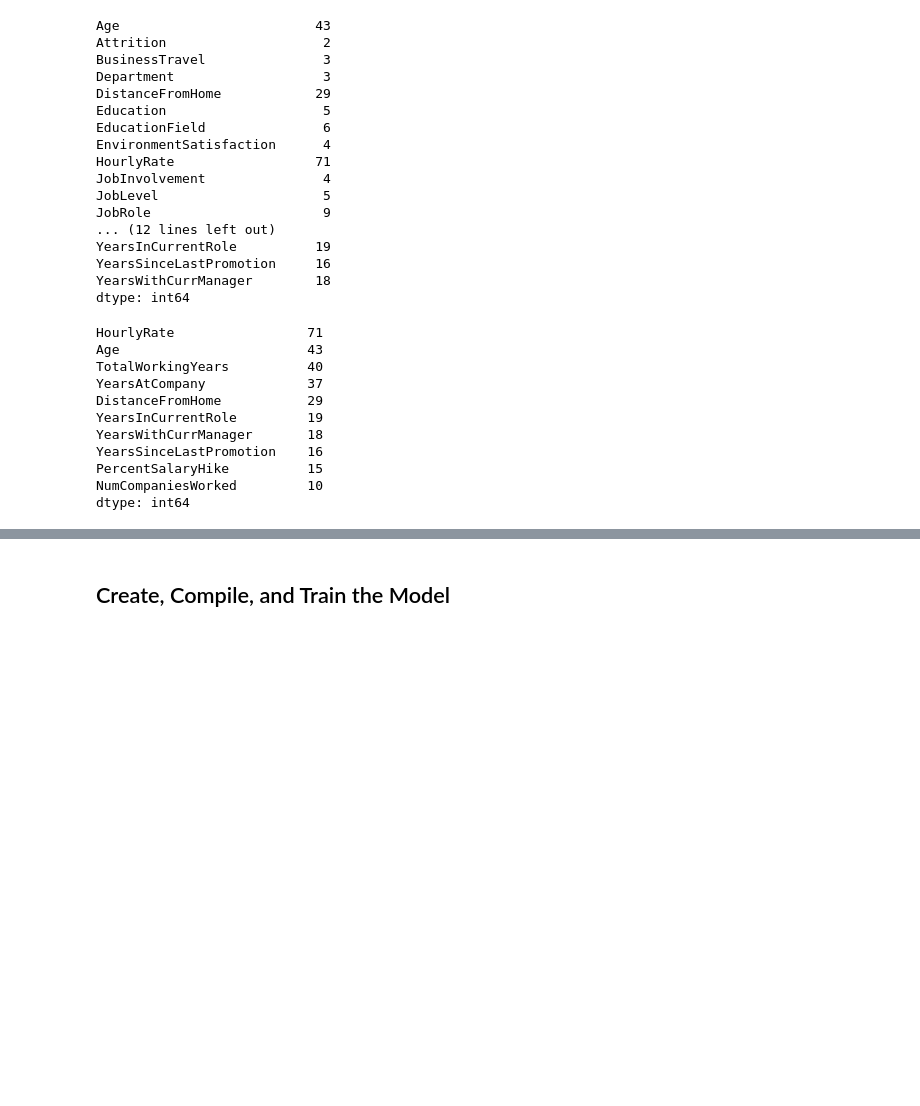
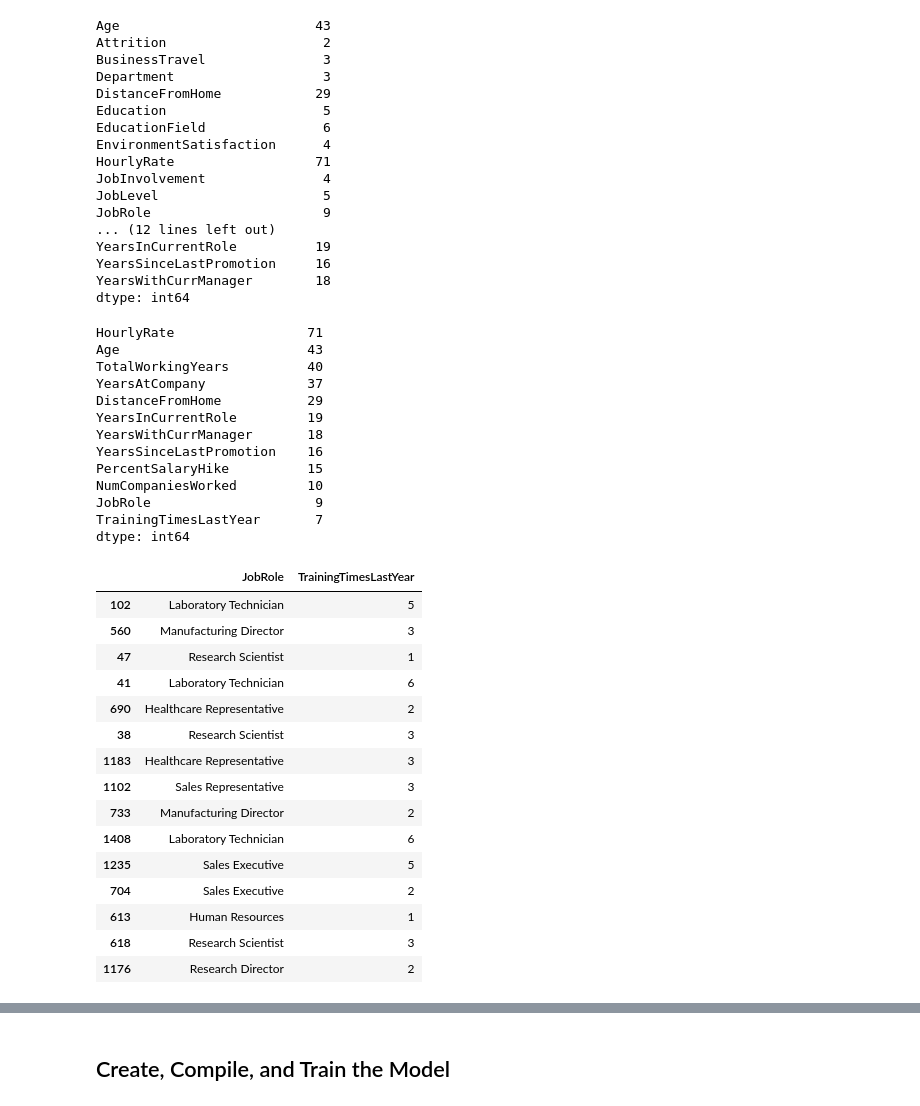
Before and after one commit to jebamania/neural-network-challenge-2, a Jupyter notebook: attrition.ipynb, the cells around one changed output, grey strips where cells are left out. Saved outputs shown, nothing was run; the diff lists cells and outputs as text; code cells hidden in the pictures; blank space fills up the shorter version.

```diff
--- a/attrition.ipynb
+++ b/attrition.ipynb
@@ -63,7 +64,7 @@ YearsWithCurrManager        18
 dtype: int64
 # %%
 # Get the 10 columns for X data with the highest number of unique values
-attrition_df.nunique().sort_values(ascending=False)[0:10]
+attrition_df.nunique().sort_values(ascending=False)[0:12]
 # %% [output]
 HourlyRate                 71
 Age                        43
@@ -75,4 +76,28 @@ YearsWithCurrManager       18
 YearsSinceLastPromotion    16
 PercentSalaryHike          15
 NumCompaniesWorked         10
+JobRole                     9
+TrainingTimesLastYear       7
 dtype: int64
+# %%
+attrition_df[['JobRole', 'TrainingTimesLastYear']].sample(15)
+
+# Do I want these added?
+# TrainingTimesLastYear increased attrition accuracy by 1% and kept the same accuracy on department.
+# %% [output]
+|  | JobRole | TrainingTimesLastYear |
+| 102 | Laboratory Technician | 5 |
+| 560 | Manufacturing Director | 3 |
+| 47 | Research Scientist | 1 |
+| 41 | Laboratory Technician | 6 |
+| 690 | Healthcare Representative | 2 |
+| 38 | Research Scientist | 3 |
+| 1183 | Healthcare Representative | 3 |
+| 1102 | Sales Representative | 3 |
+| 733 | Manufacturing Director | 2 |
+| 1408 | Laboratory Technician | 6 |
+| 1235 | Sales Executive | 5 |
+| 704 | Sales Executive | 2 |
+| 613 | Human Resources | 1 |
+| 618 | Research Scientist | 3 |
+| 1176 | Research Director | 2 |
```
Also changed, not shown: parts of 25 cells of this notebook.
